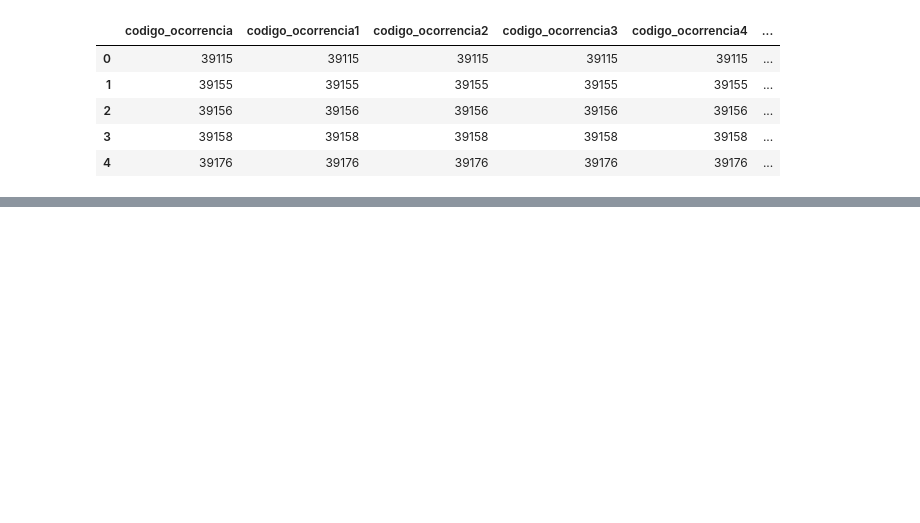
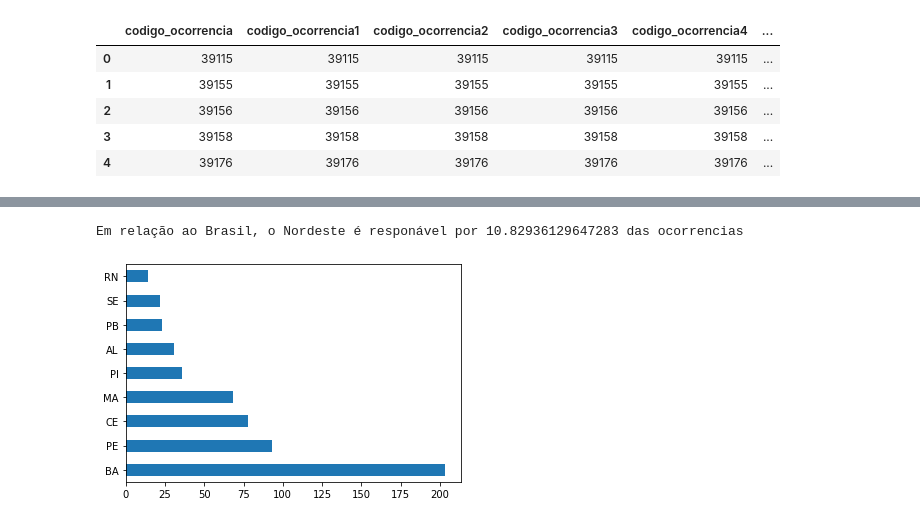
Before and after one commit to leonarddocchagas/data_science, a Jupyter notebook: ocorrencias_aeronauticas_da_aviacao_civil_brasileira.ipynb, the cells around one changed output, grey strips where cells are left out. Saved outputs shown, nothing was run; the diff lists cells and outputs as text; code cells hidden in the pictures; blank space fills up the shorter version.

```diff
--- a/ocorrencias_aeronauticas_da_aviacao_civil_brasileira.ipynb
+++ b/ocorrencias_aeronauticas_da_aviacao_civil_brasileira.ipynb
@@ -37,0 +373,8 @@ UnicodeDecodeError: ignored
+# %%
+# eliminando latitude e longitude
+df_ocorrencia_aviacao_ne = df_ocorrencia_aviacao_filter.filter(
+      items=('codigo_ocorrencia', 'ocorrencia_classificacao', 'ocorrencia_cidade', 'ocorrencia_uf', 'ocorrencia_dia')
+      )
+# %%
+# carregar apenas estados da região nordeste
+df_ocorrencia_aviacao_ne = df_ocorrencia_aviacao_ne.loc[df_ocorrencia_aviacao_ne['ocorrencia_uf'].isin(['MA', 'PI', 'CE', 'RN', 'PB', 'PE', 'SE', 'AL', 'BA'])]
@@ -37,0 +393,3 @@ UnicodeDecodeError: ignored
+# %%
+# selecionando colunas
+tipo_aeronave = df_aeronave.filter(items=('codigo_ocorrencia','aeronave_tipo_veiculo', 'aeronave_tipo_operacao'))
@@ -37,0 +406,4 @@ UnicodeDecodeError: ignored
+# %%
+# juntado datasets (tipo_aeronave e df_ocorrencia)
+df_ocorrencia_aviacao_ne = pd.merge(df_ocorrencia_aviacao_ne, tipo_aeronave, on='codigo_ocorrencia')
+df_ocorrencia_aviacao_ne.head()
@@ -37,0 +417,10 @@ UnicodeDecodeError: ignored
+# %%
+# % em relação ao brasil
+print('Em relação ao Brasil, o Nordeste é responável por {} das ocorrencias' .format(df_ocorrencia_aviacao_ne.shape[0] / df_ocorrencia_aviacao.shape[0]*100))
+# %% [output]
+Em relação ao Brasil, o Nordeste é responável por 10.82936129647283 das ocorrencias
+# %%
+# quantidade ocorrencia por estado região nordeste
+df_ocorrencia_aviacao_ne['ocorrencia_uf'].value_counts().plot.barh();
+# %% [output]
+[figure, added]
```
Also changed, not shown: parts of 55 cells of this notebook.
